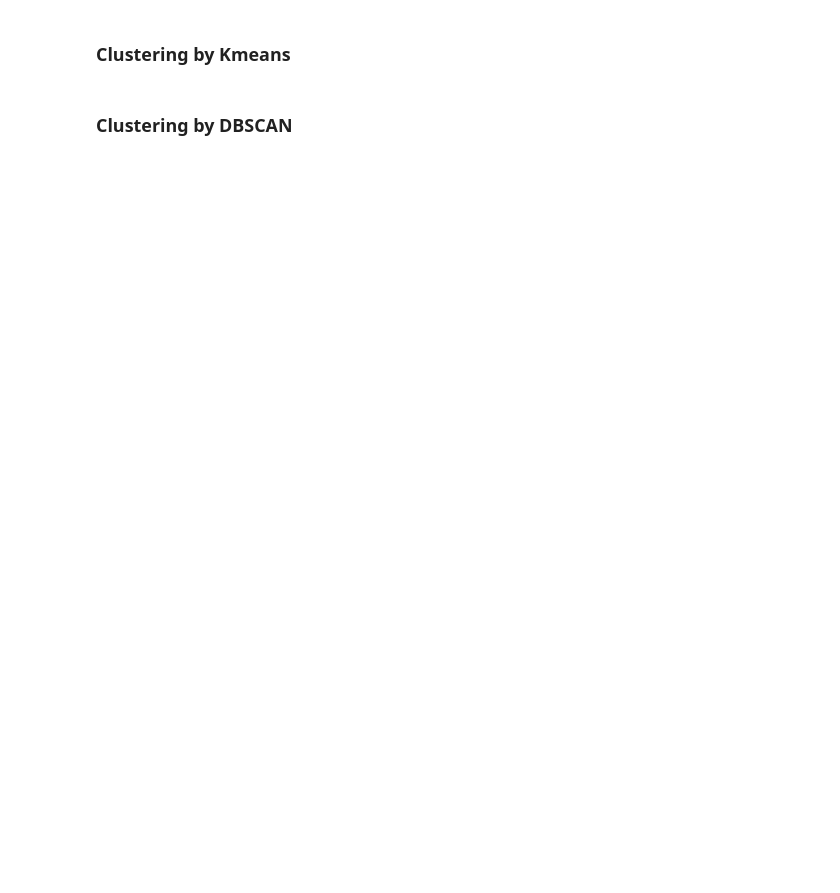
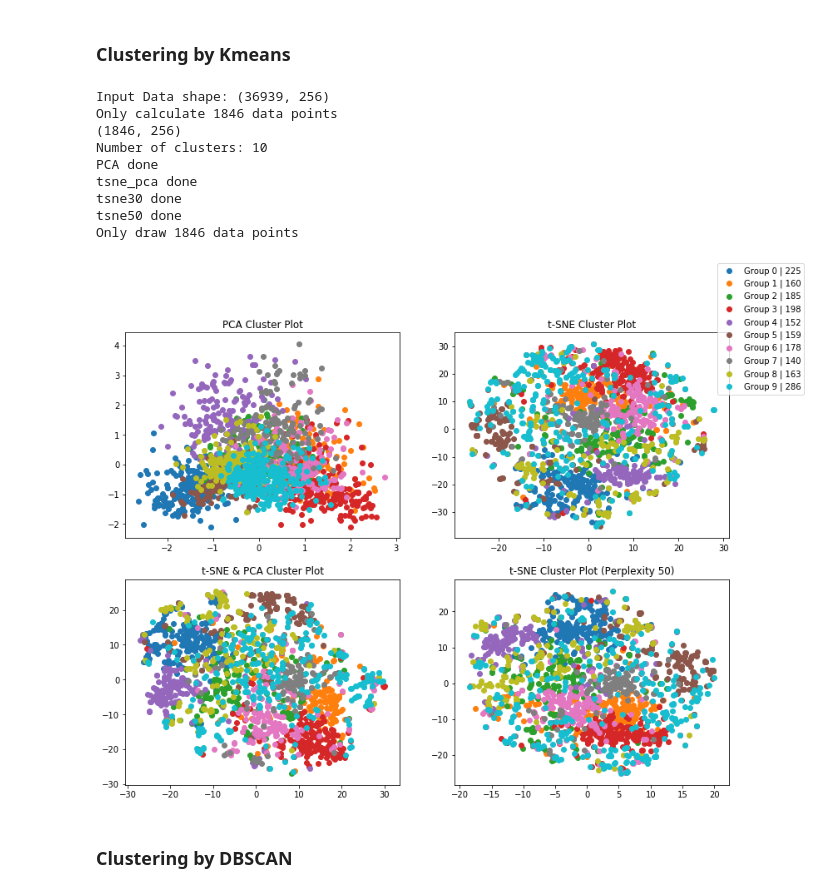
Before and after one commit to hsinlichu/Customer-Service-Data-Analysis-with-Machine-Learning-Technique, a Jupyter notebook: analysis/Customer Service Data Clustering.ipynb, the cells around one changed output. Saved outputs shown, nothing was run; the diff lists cells and outputs as text; code cells hidden in the pictures; blank space fills up the shorter version.

```diff
--- a/analysis/Customer Service Data Clustering.ipynb
+++ b/analysis/Customer Service Data Clustering.ipynb
@@ -24,9 +24,9 @@ from sklearn.cluster import DBSCAN
 ### Configuration
 # %%
 path = os.path.join("..","data","./newdata_clean.xlsx")
-n_cpu = 15
+n_cpu = 16
 batch_size = 10000
-max_k = 40
+max_k = 30
 max_features = 256  # only consider the top max_features ordered by term frequency across the corpus.
 loadpath = "processed_data_lda_wo_html"
 #loadpath = "processed_data_not_rmsw"
@@ -75,16 +75,17 @@ def cluster_and_plot(data, cluster_algo, n_clusters, eps, calculate_portion, dra
         label_subset = labels
         print("Number of noise data: {}".format(len(label_subset[label_subset == -1])))
 
+    print(npdata.shape)
     # number of clusters
     max_label = max(labels)
     print("Number of clusters: {}".format(max_label + 1))
     pca = PCA(n_components=2, whiten=True).fit_transform(npdata)
     print("PCA done")
-    tsne_pca = TSNE(n_jobs=n_cpu, n_iter=5000).fit_transform(PCA(n_components=(max_features // 2)).fit_transform(npdata))
+    tsne_pca = TSNE(n_jobs=n_cpu, n_iter=1000).fit_transform(PCA(n_components=(max_features // 2)).fit_transform(npdata))
     print("tsne_pca done")
-    tsne = TSNE(n_jobs=n_cpu, n_iter=5000).fit_transform(npdata)
+    tsne = TSNE(n_jobs=n_cpu, n_iter=1000).fit_transform(npdata)
     print("tsne30 done")
-    tsne_per50 = TSNE(n_jobs=n_cpu, perplexity=50, n_iter=5000).fit_transform(npdata)
+    tsne_per50 = TSNE(n_jobs=n_cpu, perplexity=50, n_iter=1000).fit_transform(npdata)
     print("tsne50 done")
 
     # draw only (n_draw) points
@@ -131,4 +132,4 @@ tfidf = TfidfVectorizer(
     stop_words = 'english'
 )
 tfidf.fit(clean_data)
-text = tfidf.transform(clean_data)
+text = tfidf.transform(clean_data).todense()
@@ -137,6 +142,17 @@ find_optimal_clusters(text, max_k, batch_size)
 # %% [markdown]
 ### Clustering by Kmeans
 # %%
-sample_text, sample_text_labels = cluster_and_plot(text, "kmeans", 10, None, 500, 10)
+sample_text, sample_text_labels = cluster_and_plot(text, "kmeans", 10, None, 20, 1)
+# %% [output]
+Input Data shape: (36939, 256)
+Only calculate 1846 data points
+(1846, 256)
+Number of clusters: 10
+PCA done
+tsne_pca done
+tsne30 done
+tsne50 done
+Only draw 1846 data points
+[figure, added]
 # %% [markdown]
 ### Clustering by DBSCAN
```
Also changed, not shown: parts of 10 cells of this notebook.
